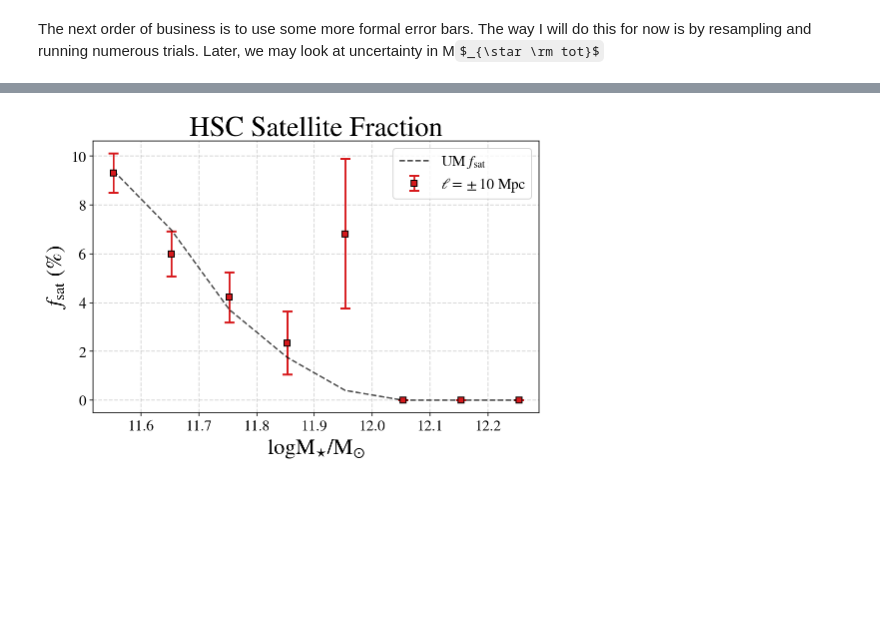
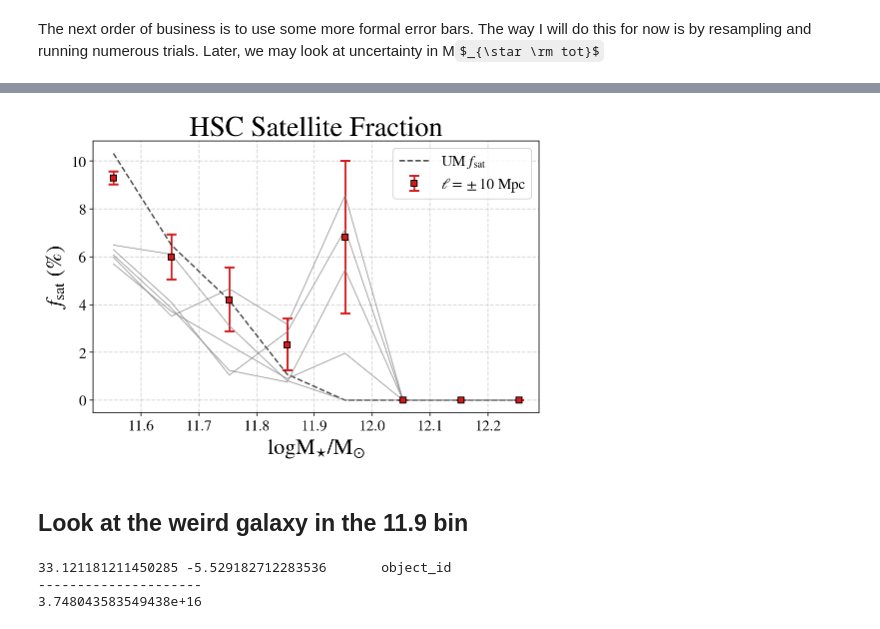
Before and after one commit to gsallabe/thesis_satellite_fraction, a Jupyter notebook: notebooks/pdr_satellite_greg.ipynb, the cells around one changed output, grey strips where cells are left out. Saved outputs shown, nothing was run; the diff lists cells and outputs as text; code cells hidden in the pictures; some formulas as TeX source; blank space fills up the shorter version.

```diff
--- a/notebooks/pdr_satellite_greg.ipynb
+++ b/notebooks/pdr_satellite_greg.ipynb
@@ -38,7 +38,7 @@ from colossus.halo import mass_so
 pdr_use = Table(names = data_table.colnames)
 
 for i in range(len(np.array(data_table['logm_max']))):
-    if data_table['logm_max'][i] > 11.5 and data_table['z_best'][i] > .25 and data_table['z_best'][i] < .45:
+    if data_table['z_best'][i] > .25 and data_table['z_best'][i] < .45:
         pdr_use.add_row(data_table[i])
 # %%
 # Now to find r_halo
@@ -82,11 +59,7 @@ pdr_use
 # actual satellite finding
 import satellite_finder as sf
 mass_center_004, frac_sat_004, err_004 = sf.run_pdr_satellite(pdr_use, .004, mass_bins)
-#mass_center_006, frac_sat_006, err_006 = sf.run_pdr_satellite(cat_table, .006, 20)
-#mass_center_008, frac_sat_008, err_008 = sf.run_pdr_satellite(cat_table, .008, 20)
-#mass_center_02, frac_sat_02, err_02 = sf.run_pdr_satellite(cat_table, .02, 20)
-#mass_center_04, frac_sat_04, err_04 = sf.run_pdr_satellite(pdr_use, .04, mass_bins)
-#mass_center_041, frac_sat_041, err_041 = sf.run_pdr_satellite(cat_table, .041, 20)
+mass_center_0015, frac_sat_0015, err_0015 = sf.run_pdr_satellite(pdr_use, .0015, mass_bins)
 # %%
 fig = plt.figure(figsize=(7,5))
 
@@ -147,24 +122,25 @@ frac_sat_mod = (hist_sat_mod / hist_all_mod) * 100
 # %%
-fig = plt.figure(figsize=(7,5))
+fig = plt.figure(figsize=(8,5))
 
 
 ax1 = fig.add_subplot(111)
 ax1.grid(linewidth=1, linestyle='--', alpha=0.5)
 
+ax1.errorbar(mass_center_0015, frac_sat_0015, err_0015, color = '#2c7bb6',fmt='s',mec = 'k',capthick=2, capsize=5, label = '$\ell = 3$ Mpc')
+ax1.errorbar(mass_center_004, frac_sat_004, err_004, color = '#d7191c',fmt='s',mec = 'k',capthick=2, capsize=5, label = '$\ell =  10$ Mpc')
 
-ax1.errorbar(mass_center_004, frac_sat_004, err_004, color = '#d7191c',fmt='s',mec = 'k',capthick=2, capsize=5, label = '$\ell = \pm 13$ Mpc')
-ax1.plot(mass_center_mod, frac_sat_mod, ls = '--', color = 'k',alpha = 0.7, label = 'UM $f_{\mathrm{sat}}$')
+ax1.plot(mass_center_true, f_sat_true, ls = '--', color = 'k',alpha = 0.7, label = 'UM $f_{\mathrm{sat}}$')
 
 for tick in ax1.xaxis.get_major_ticks():
-    tick.label.set_fontsize(12)
+    tick.label.set_fontsize(15)
 for tick in ax1.yaxis.get_major_ticks():
-    tick.label.set_fontsize(12)
+    tick.label.set_fontsize(15)
 
 
 
-ax1.set_xlabel(r'$ \log \mathrm{M_{\star} / M_{\odot}}$', fontsize=20)
-ax1.set_ylabel(r'$f_{\mathrm{sat}}$ (%)', fontsize=20)
-ax1.set_title('HSC Satellite Fraction', fontsize = 20)
+ax1.set_xlabel(r'$ \log \mathrm{M_{\star max} / M_{\odot}}$', fontsize=22)
+ax1.set_ylabel(r'$f_{\mathrm{sat}}$ (%)', fontsize=22)
+ax1.set_title('HSC Satellite Fraction', fontsize = 22)
 ax1.legend(fontsize = 12)
 plt.savefig('pdr_satellite_fraction.png', dpi = 1000)
 # %% [output]
@@ -208,8 +184,8 @@ plt.savefig('pdr_ASAP_satellite_fraction.eps', dpi = 1000)
 The next order of business is to use some more formal error bars. The way I will do this for now is by resampling and running numerous trials. Later, we may look at uncertainty in M$_{\star \rm tot}$
 # %%
 # start by identifying basic parameters
-sample_size = 2405 # number of galaxies (minus one because python)
-iterations = range(100)
+sample_size = len(pdr_use) # number of galaxies
+iterations = range(5)
 # %%
 fsat_trials = []
 # now actually bootstrapping
@@ -247,28 +222,30 @@ array([0.80561073, 0.91367643, 1.03015114, 1.28974382, 3.0610956 ,
 # %%
 fig = plt.figure(figsize=(8,5))
 
 
 ax1 = fig.add_subplot(111)
 ax1.grid(linewidth=1, linestyle='--', alpha=0.5)
 
 
 ax1.errorbar(mass_center_004, frac_sat_004, np.std(fsat_trials, axis = 0), color = '#d7191c',fmt='s',mec = 'k',capthick=2, capsize=5, label = '$\ell = \pm 10$ Mpc')
-ax1.plot(mass_center_mod, frac_sat_mod, ls = '--', color = 'k',alpha = 0.7, label = 'UM $f_{\mathrm{sat}}$')
-#for i in range(len(fsat_trials)):
-    #ax1.plot(mass_center_04, fsat_trials[i], c = 'gray', linewidth = 1, alpha = 0.7)
+ax1.plot(mass_center_true, f_sat_true, ls = '--', color = 'k',alpha = 0.7, label = 'UM $f_{\mathrm{sat}}$')
+for i in range(len(fsat_trials)):
+    ax1.plot(mass_center_004, fsat_trials[i], c = 'gray', linewidth = 1, alpha = 0.7)
 
 
 for tick in ax1.xaxis.get_major_ticks():
     tick.label.set_fontsize(15)
 for tick in ax1.yaxis.get_major_ticks():
     tick.label.set_fontsize(15)
 
 
 
 ax1.set_xlabel(r'$ \log \mathrm{M_{\star} / M_{\odot}}$', fontsize=22)
 ax1.set_ylabel(r'$f_{\mathrm{sat}}$ (%)', fontsize=22)
 ax1.set_title('HSC Satellite Fraction', fontsize = 28)
 ax1.legend(fontsize = 15)
-plt.savefig('pdr_satellite_fraction.png', dpi = 1000)
+plt.savefig('pdr_satellite_fraction.eps', dpi = 1000)
 # %% [output]
-[figure, old version]
+[figure, new version]
+# %% [markdown]
+## Look at the weird galaxy in the 11.9 bin
@@ -274,0 +255,7 @@ plt.savefig('pdr_satellite_fraction.png', dpi = 1000)
+# %%
+pdr_sat_odd = pdr_check[np.where(pdr_check['flag']==1)[0]]
+print(pdr_sat_odd['ra'][0],pdr_sat_odd['dec'][0],pdr_sat_odd['object_id'])
+# %% [output]
+33.121181211450285 -5.529182712283536       object_id
+---------------------
+3.748043583549438e+16
```
Also changed, not shown: parts of 6 cells of this notebook, 9 other files.
